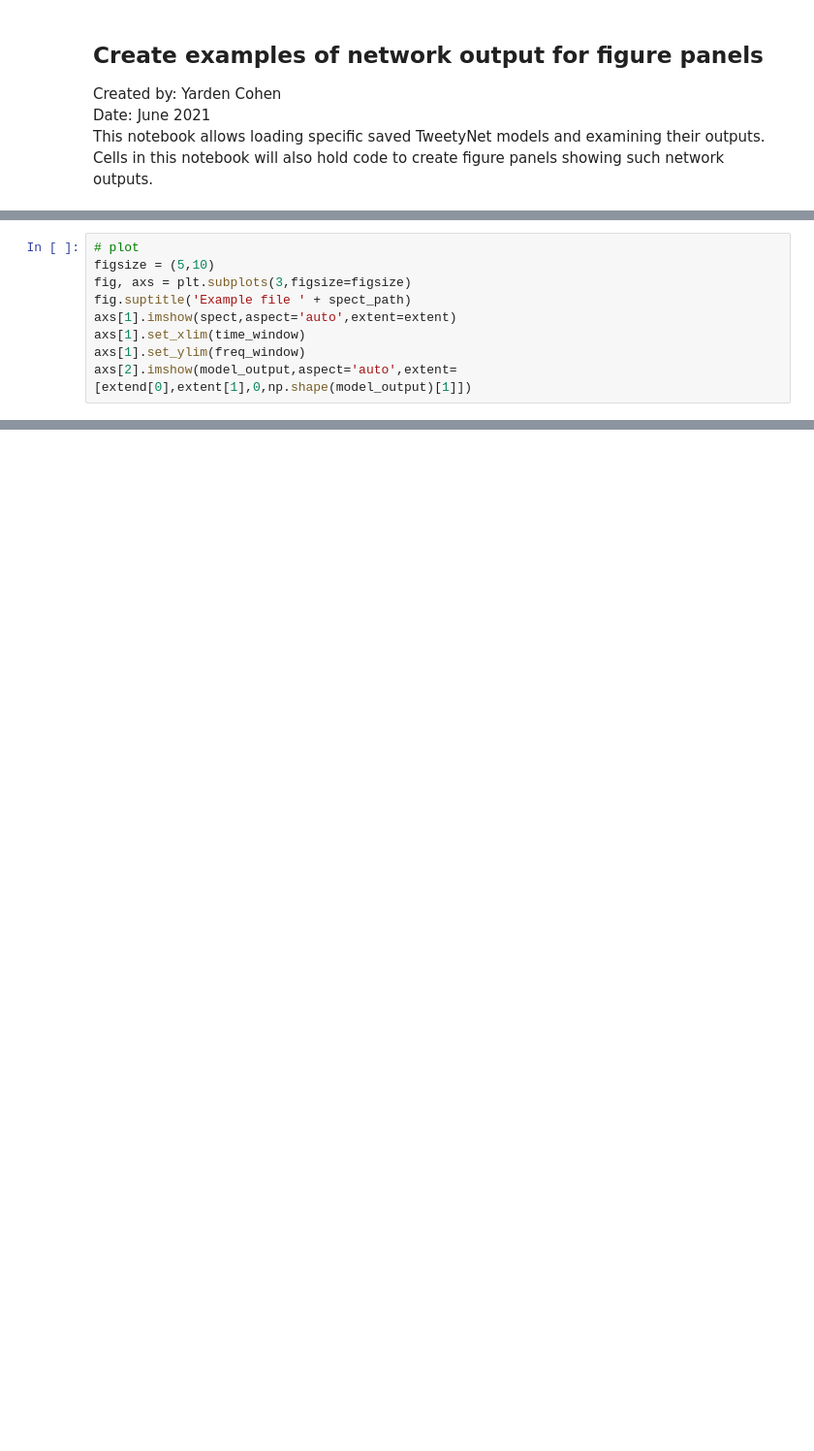
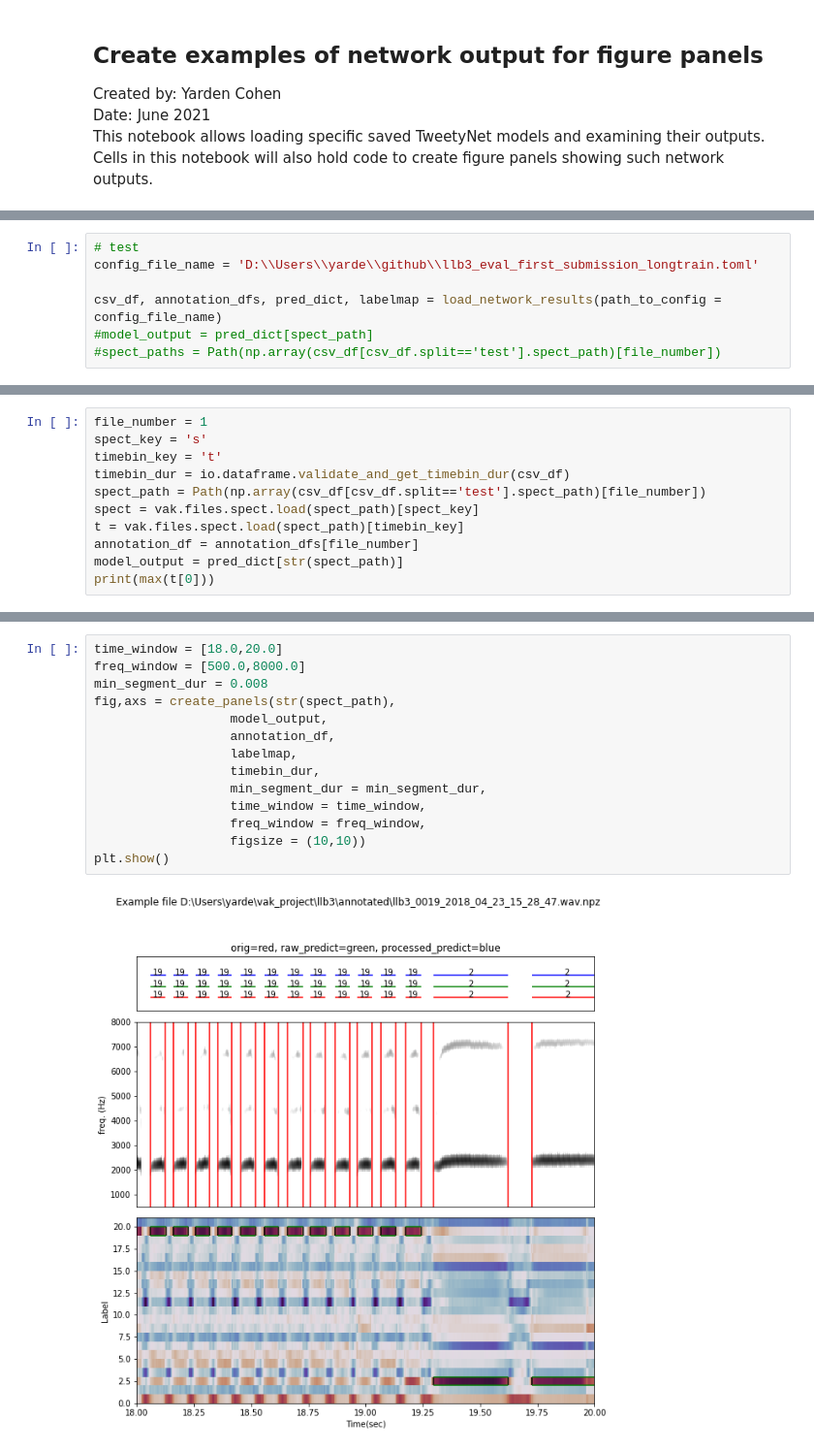
Before and after one commit to yardencsGitHub/tweetynet, a Jupyter notebook: src/scripts/Model_output_matrix_examples.ipynb, the cells around one changed output, grey strips where cells are left out. Shown at 97% size. Cells and saved outputs as stored; diff of their text form; blank space fills up the shorter version.

Commit message:
script shows spect, model, true and est labels

```diff
--- a/src/scripts/Model_output_matrix_examples.ipynb
+++ b/src/scripts/Model_output_matrix_examples.ipynb
@@ -126,9 +35,0 @@ model_output = pred_dict[spect_path]
-# %%
-# plot
-figsize = (5,10)
-fig, axs = plt.subplots(3,figsize=figsize)
-fig.suptitle('Example file ' + spect_path)
-axs[1].imshow(spect,aspect='auto',extent=extent)
-axs[1].set_xlim(time_window)
-axs[1].set_ylim(freq_window)
-axs[2].imshow(model_output,aspect='auto',extent=[extend[0],extent[1],0,np.shape(model_output)[1]])
@@ -134,0 +229,7 @@ axs[2].imshow(model_output,aspect='auto',extent=[extend[0],extent[1],0,np.shape(
+# %%
+# test
+config_file_name = 'D:\\Users\\yarde\\github\\llb3_eval_first_submission_longtrain.toml'
+
+csv_df, annotation_dfs, pred_dict, labelmap = load_network_results(path_to_config = config_file_name)
+#model_output = pred_dict[spect_path]
+#spect_paths = Path(np.array(csv_df[csv_df.split=='test'].spect_path)[file_number])
@@ -134,0 +239,11 @@ axs[2].imshow(model_output,aspect='auto',extent=[extend[0],extent[1],0,np.shape(
+# %%
+file_number = 1
+spect_key = 's'
+timebin_key = 't'
+timebin_dur = io.dataframe.validate_and_get_timebin_dur(csv_df)
+spect_path = Path(np.array(csv_df[csv_df.split=='test'].spect_path)[file_number])
+spect = vak.files.spect.load(spect_path)[spect_key]
+t = vak.files.spect.load(spect_path)[timebin_key]
+annotation_df = annotation_dfs[file_number]
+model_output = pred_dict[str(spect_path)]
+print(max(t[0]))
@@ -134,0 +252,16 @@ axs[2].imshow(model_output,aspect='auto',extent=[extend[0],extent[1],0,np.shape(
+# %%
+time_window = [18.0,20.0]
+freq_window = [500.0,8000.0]
+min_segment_dur = 0.008
+fig,axs = create_panels(str(spect_path),
+                  model_output,
+                  annotation_df,
+                  labelmap,
+                  timebin_dur,
+                  min_segment_dur = min_segment_dur,
+                  time_window = time_window,
+                  freq_window = freq_window,
+                  figsize = (10,10))
+plt.show()
+# %% [output]
+[figure, added]
```
Also changed, not shown: parts of 11 cells of this notebook.
